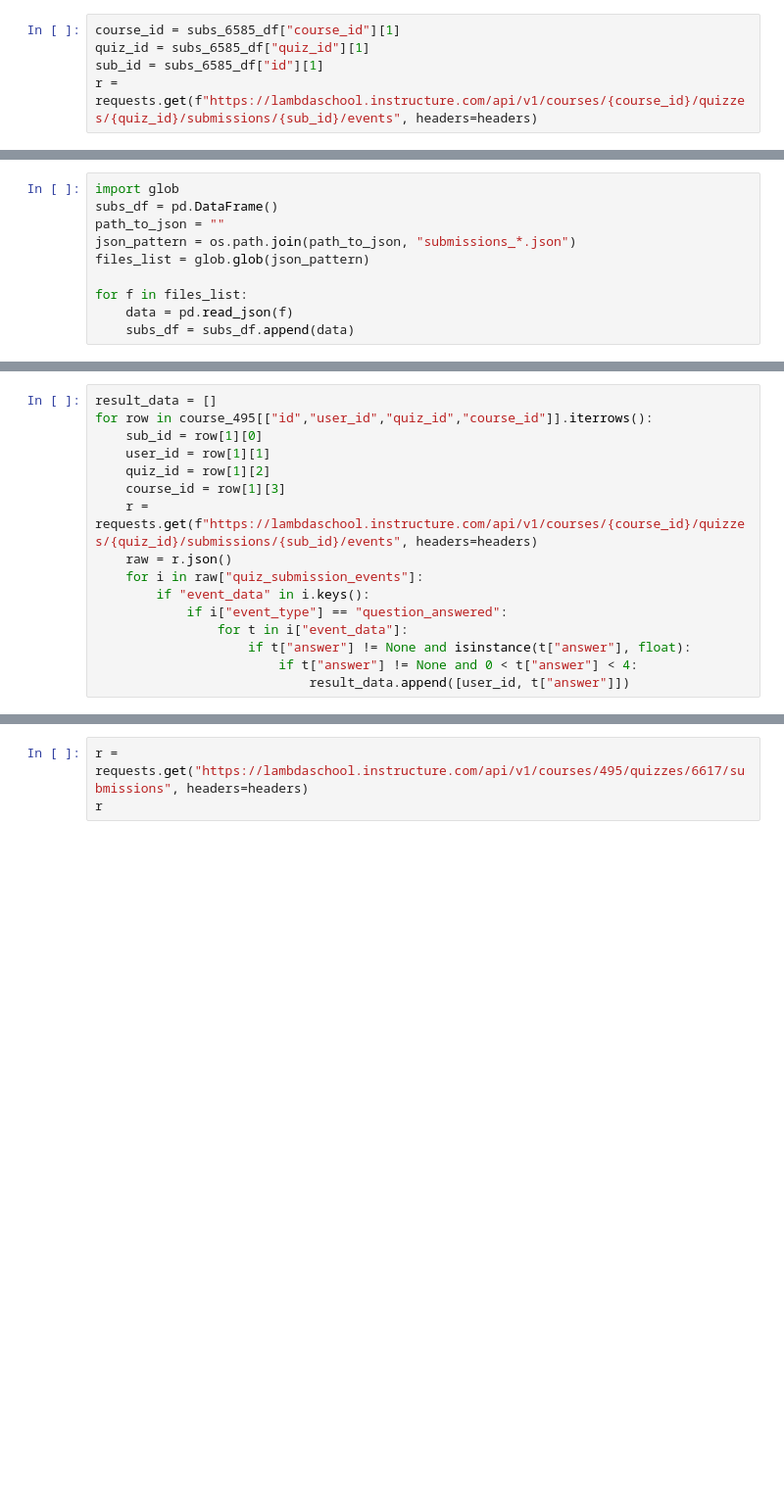
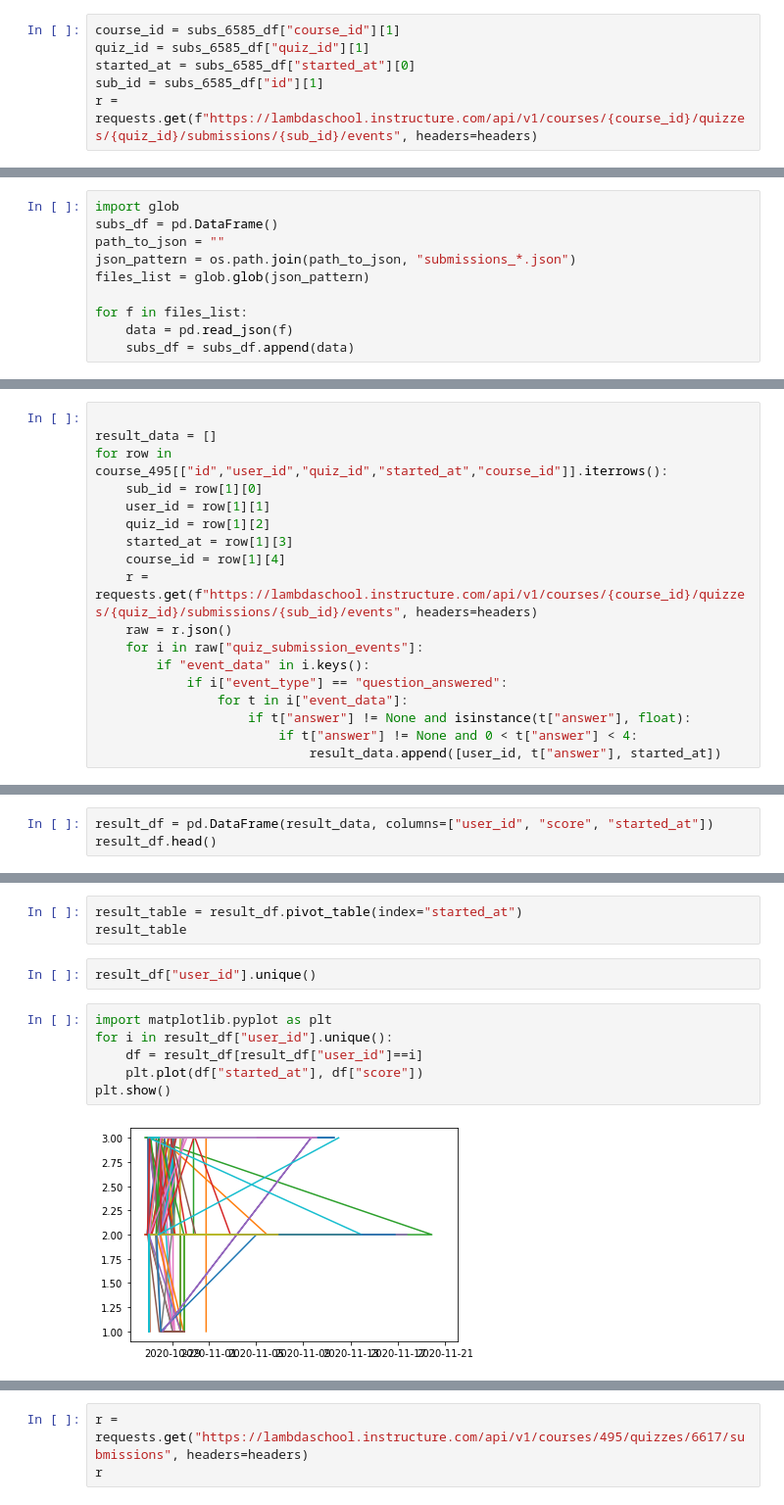
Before and after one commit to GwenStacey/Canvas-Data, a Jupyter notebook: canvas_data/m-m.ipynb, the cells around one changed output, grey strips where cells are left out. Shown at 98% size. Saved outputs shown, nothing was run; the diff lists cells and outputs as text; blank space fills up the shorter version.

Commit message:
Trying more visuals, unhappy with them, thinking violin plot

```diff
--- a/canvas_data/m-m.ipynb
+++ b/canvas_data/m-m.ipynb
@@ -160,6 +103,7 @@ subs_6585_df.head()
 # %%
 course_id = subs_6585_df["course_id"][1]
 quiz_id = subs_6585_df["quiz_id"][1]
+started_at = subs_6585_df["started_at"][0]
 sub_id = subs_6585_df["id"][1]
 r = requests.get(f"https://lambdaschool.instructure.com/api/v1/courses/{course_id}/quizzes/{quiz_id}/submissions/{sub_id}/events", headers=headers)
 # %%
@@ -219,10 +133,12 @@ course_495
 # %%
+
 result_data = []
-for row in course_495[["id","user_id","quiz_id","course_id"]].iterrows():
+for row in course_495[["id","user_id","quiz_id","started_at","course_id"]].iterrows():
     sub_id = row[1][0]
     user_id = row[1][1]
     quiz_id = row[1][2]
-    course_id = row[1][3]
+    started_at = row[1][3]
+    course_id = row[1][4]
     r = requests.get(f"https://lambdaschool.instructure.com/api/v1/courses/{course_id}/quizzes/{quiz_id}/submissions/{sub_id}/events", headers=headers)
     raw = r.json()
     for i in raw["quiz_submission_events"]:
@@ -231,4 +147,4 @@ for row in course_495[["id","user_id","quiz_id","course_id"]].iterrows():
                 for t in i["event_data"]:
                     if t["answer"] != None and isinstance(t["answer"], float):
                         if t["answer"] != None and 0 < t["answer"] < 4:
-                            result_data.append([user_id, t["answer"]])
+                            result_data.append([user_id, t["answer"], started_at])
@@ -238,0 +153,3 @@ len(result_data)
+# %%
+result_df = pd.DataFrame(result_data, columns=["user_id", "score", "started_at"])
+result_df.head()
@@ -238,0 +163,13 @@ len(result_data)
+# %%
+result_table = result_df.pivot_table(index="started_at")
+result_table
+# %%
+result_df["user_id"].unique()
+# %%
+import matplotlib.pyplot as plt
+for i in result_df["user_id"].unique():
+    df = result_df[result_df["user_id"]==i]
+    plt.plot(df["started_at"], df["score"])
+plt.show()
+# %% [output]
+[figure, added]
```
Also changed, not shown: parts of 28 cells of this notebook.
